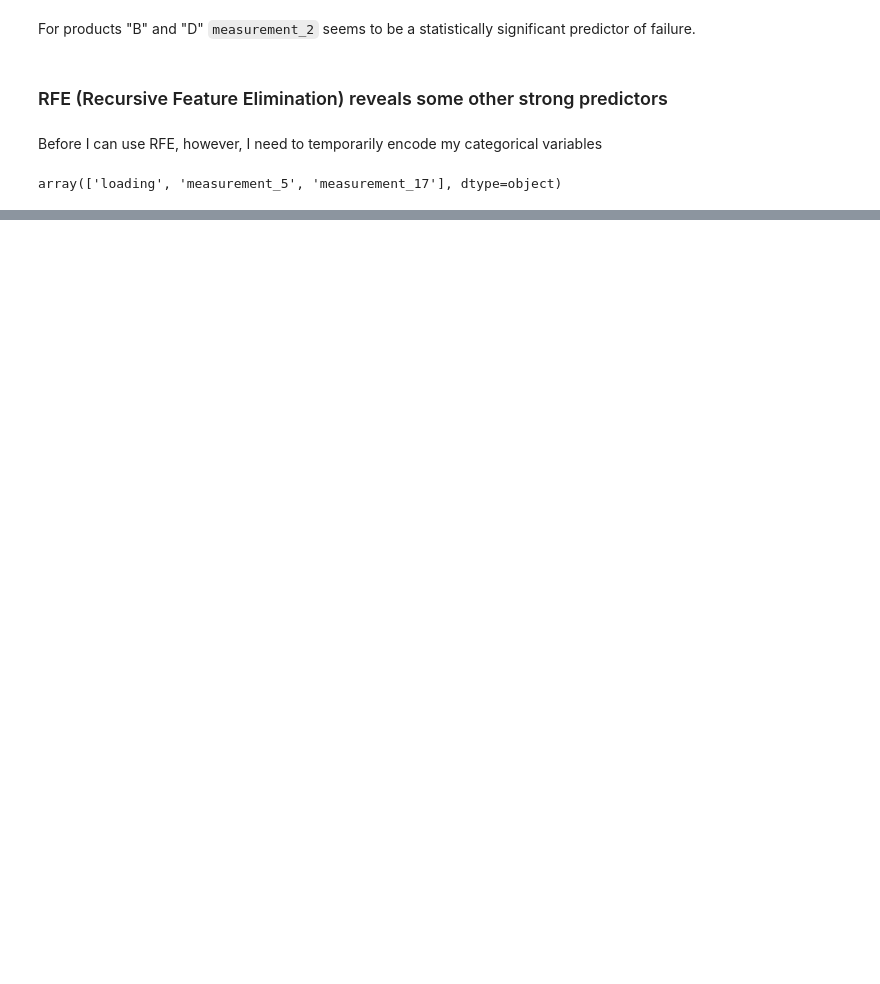
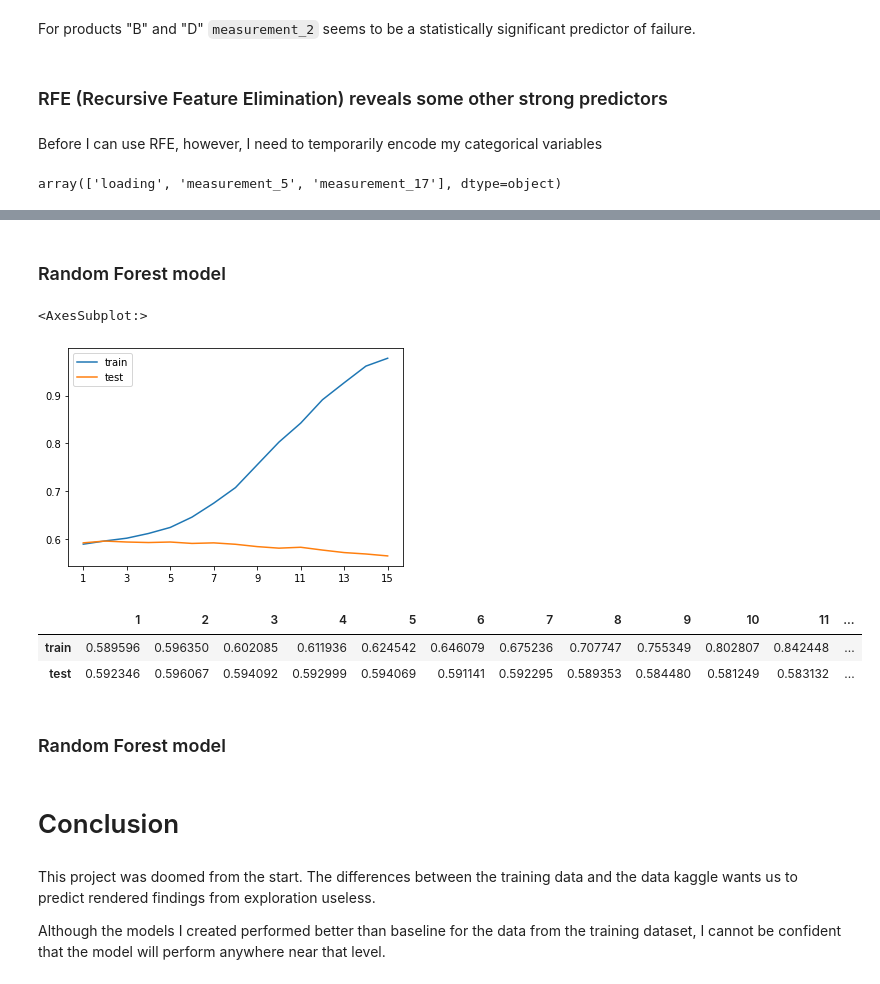
Before and after one commit to MrEnigmamgine/kaggle-product-failure, a Jupyter notebook: Final.ipynb, the cells around one changed output, grey strips where cells are left out. Saved outputs shown, nothing was run; the diff lists cells and outputs as text; code cells hidden in the pictures; blank space fills up the shorter version.

```diff
--- a/Final.ipynb
+++ b/Final.ipynb
@@ -109,5 +101,5 @@ selector.get_feature_names_out()
 # %% [output]
 array(['loading', 'measurement_5', 'measurement_17'], dtype=object)
 # %%
-feats = ['loading', 'measurement_2','measurement_3', 'measurement_16' ]
+feats = ['loading', 'measurement_2','measurement_5', 'measurement_17' ]
 target = 'failure'
@@ -113,0 +141,30 @@ target = 'failure'
+# %% [markdown]
+### Random Forest model
+# %%
+mets = {}
+for i in range (1, 16):
+    rfc = RandomForestClassifier(max_depth=i)
+    rfc.fit(tx, ty)
+    tp = rfc.predict_proba(tx)[:, 1]
+    sp = rfc.predict_proba(sx)[:, 1]
+    mets[f'{i}'] = {'train': roc_auc_score(ty, tp),
+                            'test': roc_auc_score(sy, sp)}
+rfc_aoc = pd.DataFrame.from_dict(mets, 'index')
+rfc_aoc.plot()
+# %% [output]
+<AxesSubplot:>
+[figure, added]
+# %%
+rfc_aoc.T
+# %% [output]
+|  | 1 | 2 | 3 | 4 | 5 | 6 | 7 | 8 | 9 | 10 | 11 | ... |
+| train | 0.589596 | 0.596350 | 0.602085 | 0.611936 | 0.624542 | 0.646079 | 0.675236 | 0.707747 | 0.755349 | 0.802807 | 0.842448 | ... |
+| test | 0.592346 | 0.596067 | 0.594092 | 0.592999 | 0.594069 | 0.591141 | 0.592295 | 0.589353 | 0.584480 | 0.581249 | 0.583132 | ... |
+# %% [markdown]
+### Random Forest model
+# %% [markdown]
+# Conclusion
+# %% [markdown]
+This project was doomed from the start.  The differences between the training data and the data kaggle wants us to predict rendered findings from exploration useless.
+
+Although the models I created performed better than baseline for the data from the training dataset, I cannot be confident that the model will perform anywhere near that level.
```
Also changed, not shown: parts of 11 cells of this notebook, 1 other file.
